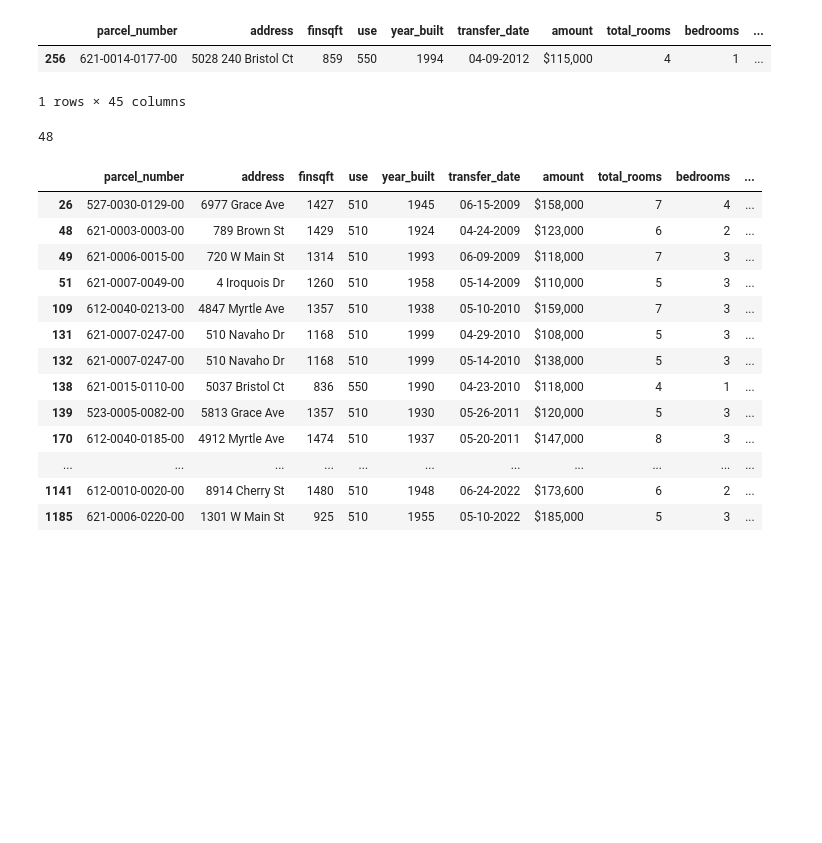
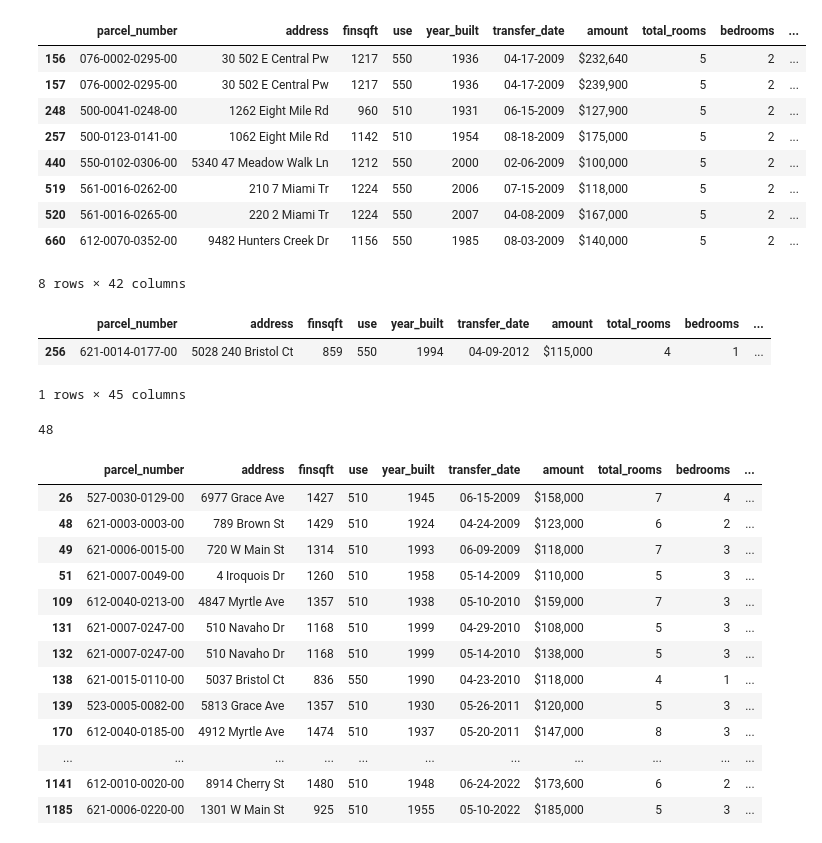
Before and after one commit to markbruner/projects, a Jupyter notebook: Hamilton County Homes/HamiltonCountyAddressPrep.ipynb, the cells around one changed output. Cells and saved outputs as stored; diff of their text form; code cells hidden in the pictures; blank space fills up the shorter version.

```diff
--- a/Hamilton County Homes/HamiltonCountyAddressPrep.ipynb
+++ b/Hamilton County Homes/HamiltonCountyAddressPrep.ipynb
@@ -78,7 +78,7 @@ school_city_map = {
     'FOREST HILLS LSD':'Cincinnati',
     'NORTHWEST LSD (HAMILTON CO.)':'Cincinnati',
     'MOUNT HEALTHY CSD':'Cincinnati',
-    'MARIEMONT CSD':'Cincinnati',
+    'MARIEMONT CSD':'Mariemont',
     'MADEIRA CSD':'Madeira',
     'SOUTHWEST LSD (HAMILTON CO.)':'Harrison',
     'OAK HILLS LSD':'Cincinnati',
@@ -89,13 +89,40 @@ school_city_map = {
     'WYOMING CSD':'Wyoming',
     'NORTH COLLEGE HILL CSD':'Cincinnati',
     'PRINCETON CSD':'Cincinnati',
-    'SYCAMORE CSD':'Cincinnati',
-    'INDIAN HILL EVSD':'Cincinnati',
+    'SYCAMORE CSD':'Montgomery',
+    'INDIAN HILL EVSD':'Indian Hills',
     'DEER PARK CSD':'Cincinnati',
     'LOVELAND CSD':'Loveland',
     'NORWOOD CSD':'Norwood',
     'READING CSD':'Reading'
 }
+
+zip_code_map = {
+    'CINCINNATI CSD':[45202, 45203, 45204, 45205, 45206, 45207, 45208, 45209, 45211, 45212, 45213, 45214,
+                      45215, 45216, 45217, 45219, 45220, 45223, 45224, 45225, 45226, 45227, 45229, 45230,
+                      45231, 45232, 45233, 45236, 45237, 45238, 45239, 45243, 45244, 45248],
+    'FOREST HILLS LSD':[45226, 45230, 45244, 45255],
+    'NORTHWEST LSD (HAMILTON CO.)':[45002, 45014, 45211, 45223, 45231, 45239, 45240, 45247, 45251, 45252],
+    'MOUNT HEALTHY CSD':[45218, 45231, 45240, 45251],
+    'MARIEMONT CSD':[45174, 45226, 45227, 45243],
+    'MADEIRA CSD':[45227, 45236, 45243],
+    'SOUTHWEST LSD (HAMILTON CO.)':[45002, 45013, 45030, 45033, 45041, 45052, 45053],
+    'OAK HILLS LSD':[45002, 45051, 45204, 45211, 45233, 45238, 45247, 45248],
+    'THREE RIVERS LSD':[45001, 45002, 45052, 45233, 45248],
+    'ST. BERNARD-ELMWOOD PLACE CSD':[45216, 45217, 45229],
+    'FINNEYTOWN LSD':[45215, 45216, 45224, 45231],
+    'WINTON WOODS CSD': [45215, 45218, 45231, 45240, 45246],
+    'WYOMING CSD':[45215, 45216],
+    'NORTH COLLEGE HILL CSD':[45224, 45231, 45239],
+    'PRINCETON CSD': [45040, 45069, 45215, 45240, 45241, 45242, 45246, 45249],
+    'SYCAMORE CSD': [45140, 45236, 45241, 45242, 45249],
+    'INDIAN HILL EVSD':[45111, 45140, 45147, 45150, 45236, 45242, 45243, 45249],
+    'DEER PARK CSD':[45236, 45242],
+    'LOVELAND CSD':[45140, 45249],
+    'NORWOOD CSD':[45207, 45208, 45209, 45212, 45229],
+    'READING CSD':[45215, 45236, 45237],
+    'MILFORD CSD':[45140, 45147, 45150, 45174, 45243, 45244]
+}
 # %%
 homes['city'] = homes.school_district.map(school_city_map)
 homes['state'] = 'OH'
@@ -125,12 +132,2 @@ memory usage: 217.1+ KB
 # %%
 final_df = homes.copy()
-# %%
-address = '35 Euclid Ave, Cincinnati, OH 45212'
-
-import googlemaps
-from datetime import datetime
-
-# Initialize the Google Maps client with your API key
-gmaps = googlemaps.Client(key='AIzaSyD78cmVLurxyHHHpw9t-yf2YBT39zB5l6o')
-
-geocode_result = gmaps.geocode(address)
@@ -206,3 +201,16 @@ results_df = final_df['new_address'].apply(get_address_details_with_cities).appl
+# %%
+final_df[final_df['formatted_address'].isna()][['new_address','school_district']].apply(lambda row: get_address_details_with_cities(row['new_address'], row['school_district']), axis=1).apply(pd.Series)
+# %% [output]
+|  | parcel_number | address | finsqft | use | year_built | transfer_date | amount | total_rooms | bedrooms | ... |
+| 156 | 076-0002-0295-00 | 30 502 E Central Pw | 1217 | 550 | 1936 | 04-17-2009 | $232,640 | 5 | 2 | ... |
+| 157 | 076-0002-0295-00 | 30 502 E Central Pw | 1217 | 550 | 1936 | 04-17-2009 | $239,900 | 5 | 2 | ... |
+| 248 | 500-0041-0248-00 | 1262 Eight Mile Rd | 960 | 510 | 1931 | 06-15-2009 | $127,900 | 5 | 2 | ... |
+| 257 | 500-0123-0141-00 | 1062 Eight Mile Rd | 1142 | 510 | 1954 | 08-18-2009 | $175,000 | 5 | 2 | ... |
+| 440 | 550-0102-0306-00 | 5340 47 Meadow Walk Ln | 1212 | 550 | 2000 | 02-06-2009 | $100,000 | 5 | 2 | ... |
+| 519 | 561-0016-0262-00 | 210 7 Miami Tr | 1224 | 550 | 2006 | 07-15-2009 | $118,000 | 5 | 2 | ... |
+| 520 | 561-0016-0265-00 | 220 2 Miami Tr | 1224 | 550 | 2007 | 04-08-2009 | $167,000 | 5 | 2 | ... |
+| 660 | 612-0070-0352-00 | 9482 Hunters Creek Dr | 1156 | 550 | 1985 | 08-03-2009 | $140,000 | 5 | 2 | ... |
+8 rows × 42 columns
 # %%
 # Concatenate the new columns to the original DataFrame
 final_df = pd.concat([final_df, results_df], axis=1)
```
Also changed, not shown: parts of 5 cells of this notebook.
